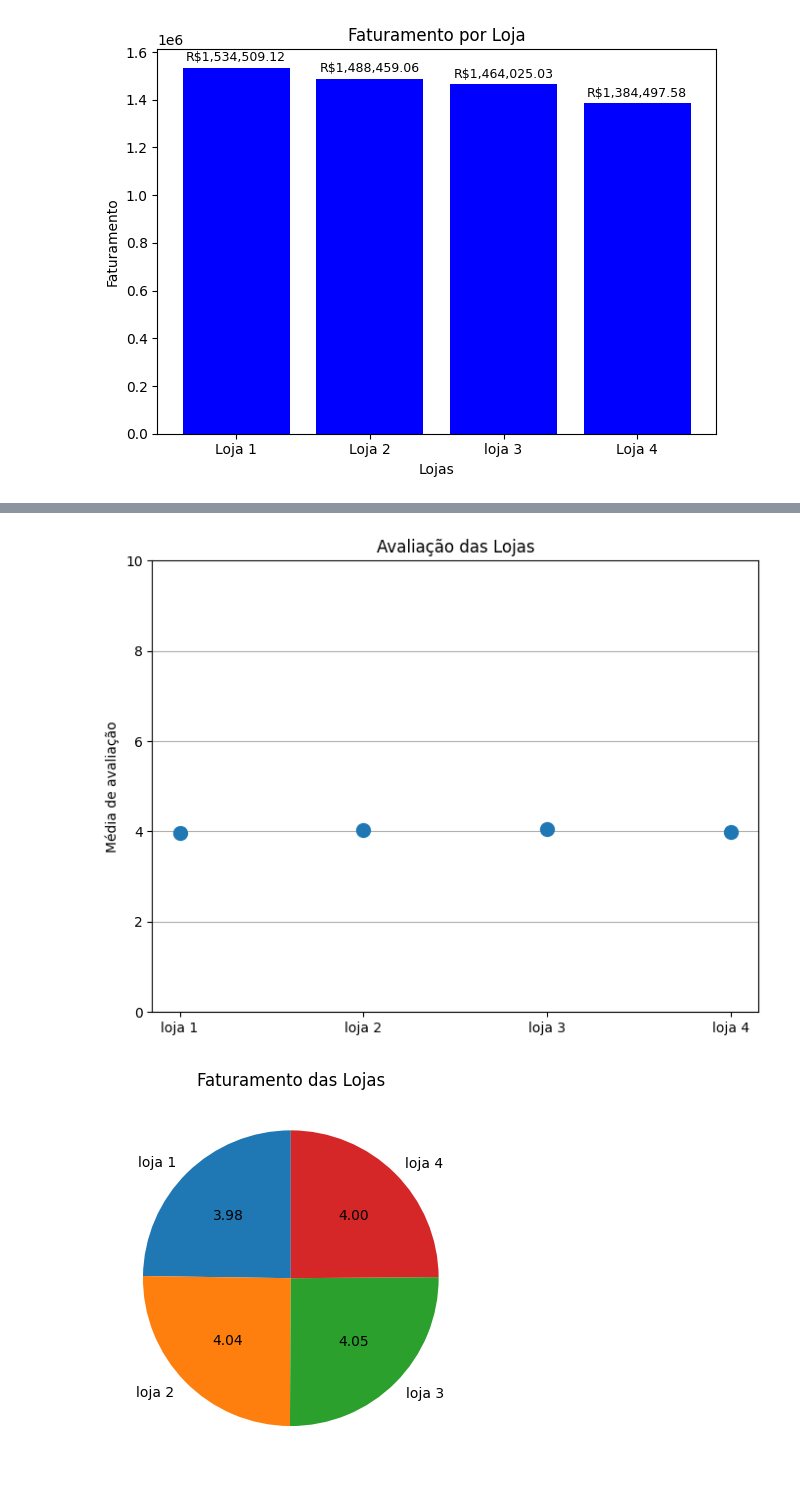
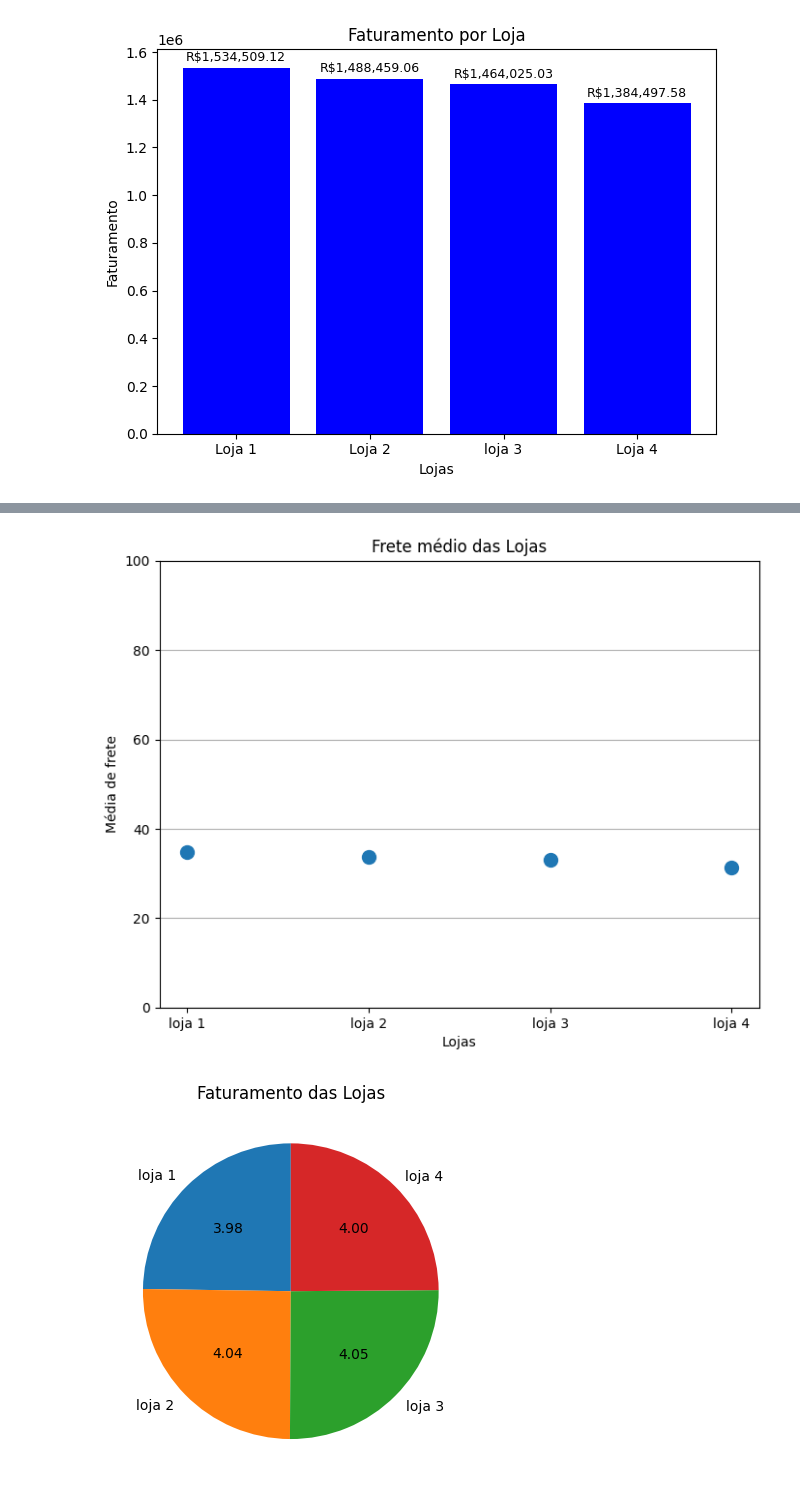
Before and after one commit to DuillesAD/Challenge_data_sciencie_1, a Jupyter notebook: AluraStoreBr.ipynb, the cells around one changed output, grey strips where cells are left out. Saved outputs shown, nothing was run; the diff lists cells and outputs as text; code cells hidden in the pictures.

```diff
--- a/AluraStoreBr.ipynb
+++ b/AluraStoreBr.ipynb
@@ -195,24 +186,25 @@ loja.head()
 # %%
 import matplotlib.pyplot as plt
 
 lojas = ["loja 1", "loja 2", "loja 3", "loja 4"]
 
-avaliacao = [
-    loja["Avaliação da compra"].mean(),
-    loja2["Avaliação da compra"].mean(),
-    loja3["Avaliação da compra"].mean(),
-    loja4["Avaliação da compra"].mean()
+frete_medio = [
+    loja["Frete"].mean(),
+    loja2["Frete"].mean(),
+    loja3["Frete"].mean(),
+    loja4["Frete"].mean()
     ]
 
 plt.figure(figsize=(8, 6))
-plt.plot(lojas, avaliacao, "o", markersize=10)
-plt.title("Avaliação das Lojas")
-plt.ylabel("Média de avaliação")
-plt.ylim(0,10)
+plt.plot(lojas, frete_medio, "o", markersize=10)
+plt.title("Frete médio das Lojas")
+plt.ylabel("Média de frete")
+plt.xlabel("Lojas")
+plt.ylim(0,100)
 plt.grid(True, axis='y')
 plt.show()
 # %% [output]
-[figure, old version]
+[figure, new version]
 # %%
 import matplotlib.pyplot as plt
 
```
Also changed, not shown: parts of 2 cells of this notebook.
